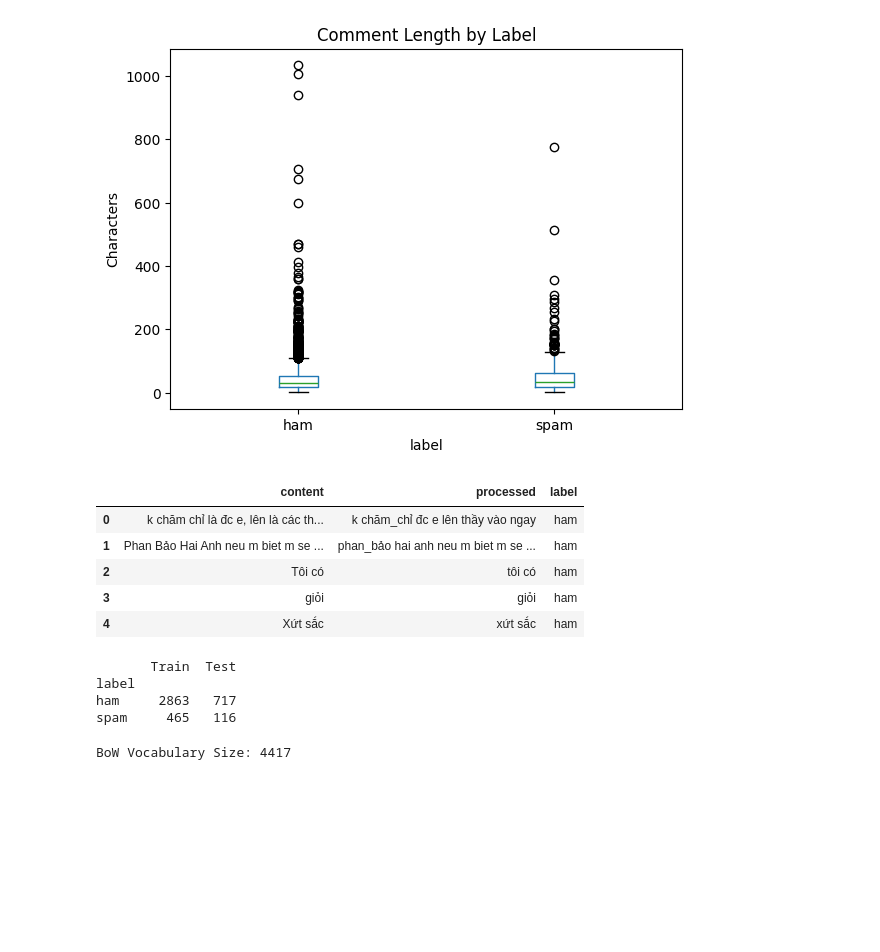
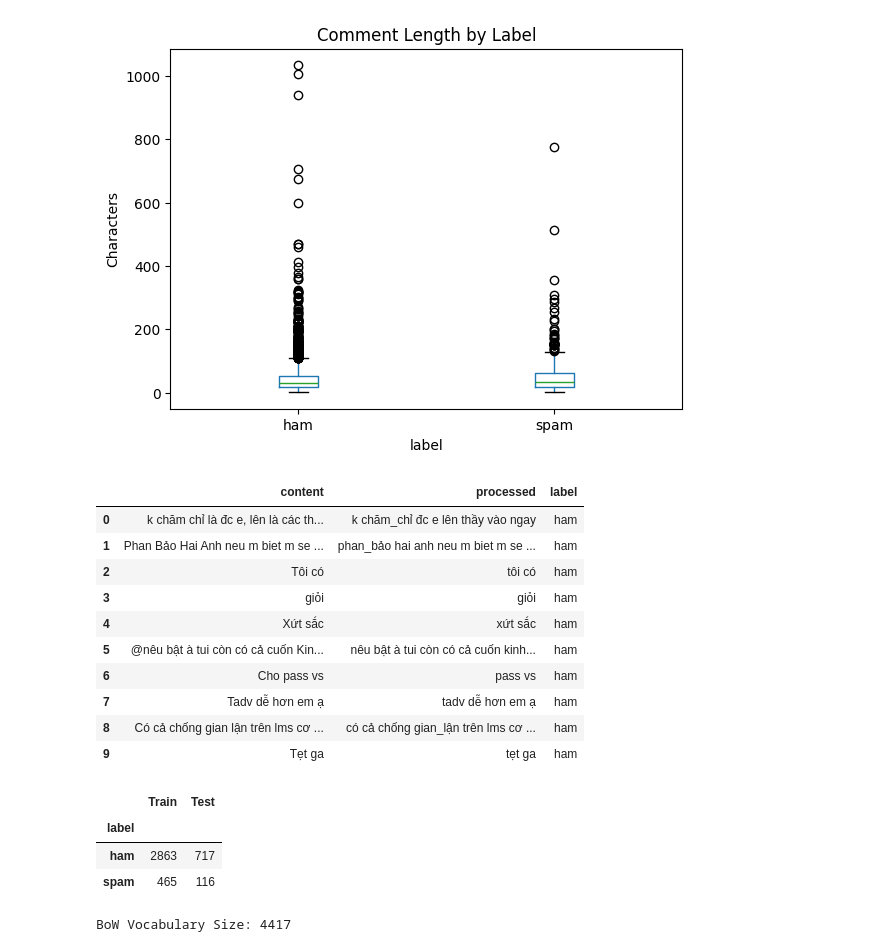
Before and after one commit to huuhieu56/NLP1, a Jupyter notebook: PTIT_spam_ham.ipynb, the cells around one changed output. Saved outputs shown, nothing was run; the diff lists cells and outputs as text; code cells hidden in the pictures; blank space fills up the shorter version.

```diff
--- a/PTIT_spam_ham.ipynb
+++ b/PTIT_spam_ham.ipynb
@@ -11,6 +11,8 @@ from sklearn.model_selection import train_test_split
 from sklearn.naive_bayes import MultinomialNB
 from sklearn.svm import LinearSVC
 from scipy.sparse import hstack
+
+pd.set_option('display.max_colwidth', None) # Show full text
 # %%
 df = pd.read_csv('auto_labeled_comments.csv')
 # %%
@@ -72,24 +88,29 @@ def preprocess(text):
     return ' '.join(w for w in tokens if w not in STOPWORDS)
 # %%
 df['processed'] = df['content'].apply(preprocess)
-display(df[['content', 'processed', 'label']].head(5))
+df[['content', 'processed', 'label']].head(10)
 # %% [output]
 |  | content | processed | label |
 | 0 | k chăm chỉ là đc e, lên là các th... | k chăm_chỉ đc e lên thầy vào ngay | ham |
 | 1 | Phan Bảo Hai Anh neu m biet m se ... | phan_bảo hai anh neu m biet m se ... | ham |
 | 2 | Tôi có | tôi có | ham |
 | 3 | giỏi | giỏi | ham |
 | 4 | Xứt sắc | xứt sắc | ham |
+| 5 | @nêu bật à tui còn có cả cuốn Kin... | nêu bật à tui còn có cả cuốn kinh... | ham |
+| 6 | Cho pass vs | pass vs | ham |
+| 7 | Tadv dễ hơn em ạ | tadv dễ hơn em ạ | ham |
+| 8 | Có cả chống gian lận trên lms cơ ... | có cả chống gian_lận trên lms cơ ... | ham |
+| 9 | Tẹt ga | tẹt ga | ham |
 # %%
 train_idx, test_idx = train_test_split(df.index, test_size=0.2, random_state=42, stratify=df['label'])
 train = df.loc[train_idx].copy()
 test = df.loc[test_idx].copy()
-print(pd.DataFrame({'Train': train['label'].value_counts(), 'Test': test['label'].value_counts()}))
+pd.DataFrame({'Train': train['label'].value_counts(), 'Test': test['label'].value_counts()})
 # %% [output]
-       Train  Test
-label
-ham     2863   717
-spam     465   116
+|  | Train | Test |
+| label |  |  |
+| ham | 2863 | 717 |
+| spam | 465 | 116 |
 # %%
 vec_bow = CountVectorizer(ngram_range=(1, 2), min_df=2)
 X_train_bow = vec_bow.fit_transform(train['processed'])
```
Also changed, not shown: parts of 25 cells of this notebook, 4 other files.
